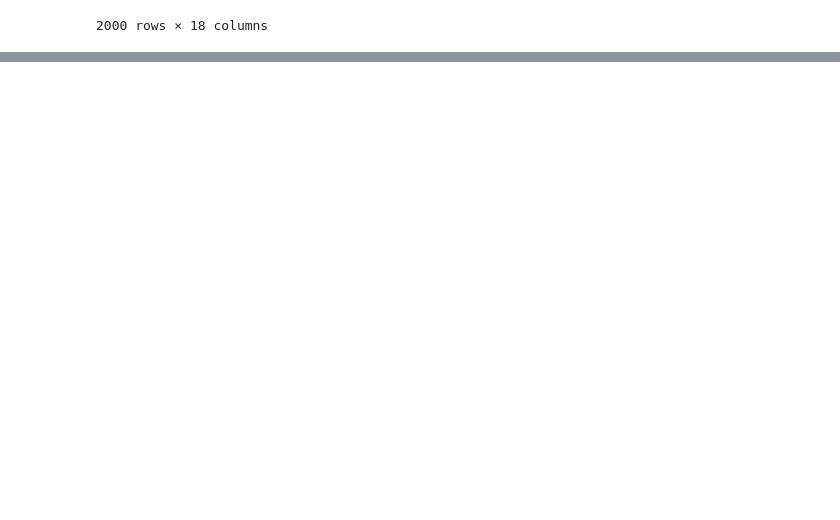
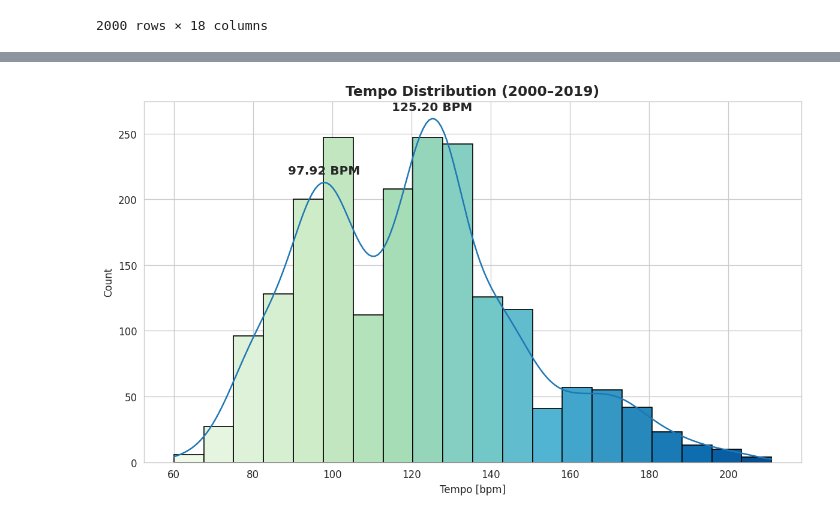
Before and after one commit to Richiesss/Spotify-Top-Charts-Analysis, a Jupyter notebook: Audio_Summary_Visualized.ipynb, the cells around one changed output, grey strips where cells are left out. Saved outputs shown, nothing was run; the diff lists cells and outputs as text; code cells hidden in the pictures; blank space fills up the shorter version.

```diff
--- a/Audio_Summary_Visualized.ipynb
+++ b/Audio_Summary_Visualized.ipynb
@@ -12,9 +3,14 @@
 # %%
-# Import packages
+# パッケージをインポート
+import numpy as np
+import pandas as pd
 import seaborn as sns
-import numpy as np
 import matplotlib.pyplot as plt
-import pandas as pd
-import scipy
+
 from scipy import stats as st
+from scipy import signal
+from scipy.stats import entropy
+
+sns.set_style("whitegrid")
+plt.rcParams["figure.dpi"] = 120
 # %%
@@ -205,0 +154,69 @@ Popular genre during 2000-2019: **Pop, Hip Hop** <br>
+# %%
+cm = sns.color_palette("GnBu", 20)
+
+# テンポ分布
+plt.figure(figsize=(10, 6))
+p1 = sns.histplot(data=result_new, x="tempo [bpm]", bins=20, kde=True, edgecolor="k")
+line1 = p1.get_lines()[0] if p1.get_lines() else None
+tempo_peaks = kde_peaks_from_ax(line1, prominence_ratio=0.12, distance=8, topk=3) if line1 else []
+for xpk, ypk in tempo_peaks:
+    plt.annotate(f"{xpk:.2f} BPM", (xpk, ypk), xytext=(0,6), textcoords="offset points",
+                 ha="center", va="bottom", fontsize=12, weight="bold")
+plt.xlabel("Tempo [bpm]")
+plt.ylabel("Count")
+plt.title("Tempo Distribution (2000–2019)", fontsize=14, fontweight='bold')
+for bin_, c in zip(p1.patches, cm):
+    bin_.set_facecolor(c)
+plt.tight_layout()
+plt.show()
+
+# 楽曲時間分布
+plt.figure(figsize=(10, 6))
+p2 = sns.histplot(data=result_new, x="duration [min]", bins=20, kde=True, edgecolor="k")
+line2 = p2.get_lines()[0] if p2.get_lines() else None
+dur_peaks = kde_peaks_from_ax(line2, prominence_ratio=0.12, distance=8, topk=2) if line2 else []
+for xpk, ypk in dur_peaks:
+    plt.annotate(f"{xpk:.2f} min", (xpk, ypk), xytext=(0,6), textcoords="offset points",
+                 ha="center", va="bottom", fontsize=12, weight="bold")
+plt.xlabel("Duration [min]")
+plt.ylabel("Count")
+plt.title("Song Duration Distribution (2000–2019)", fontsize=14, fontweight='bold')
+for bin_, c in zip(p2.patches, cm):
+    bin_.set_facecolor(c)
+plt.tight_layout()
+plt.show()
+
+# キー分布（長短調込み）
+plt.figure(figsize=(12, 6))
+key_order = result_new["key_full"].value_counts().index.tolist()
+sns.countplot(data=result_new, x="key_full", hue="key_full",
+              order=key_order, palette="GnBu_d", legend=False)
+plt.xlabel("Key (with mode)")
+plt.ylabel("Count")
+plt.title("Key Distribution (2000–2019)", fontsize=14, fontweight='bold')
+plt.xticks(rotation=90)
+plt.tight_layout()
+plt.show()
+
+# ジャンル分布（一次可視化は先頭ラベル）
+plt.figure(figsize=(12, 6))
+genre_order = result_new["genre_primary"].value_counts().index.tolist()
+sns.countplot(data=result_new, x="genre_primary", hue="genre_primary",
+              order=genre_order, palette="GnBu_d", legend=False)
+plt.xlabel("Genre (primary label)")
+plt.ylabel("Count")
+plt.title("Genre Distribution (2000–2019)", fontsize=14, fontweight='bold')
+plt.xticks(rotation=90)
+plt.tight_layout()
+plt.show()
+
+print("==== Summary (Peaks) ====")
+if tempo_peaks:
+    tops = [f"{x:.2f} BPM" for x, _ in tempo_peaks[:2]]
+    print("Popular tempos (top peaks):", ", ".join(tops))
+if dur_peaks:
+    tops = [f"{x:.2f} min" for x, _ in dur_peaks[:2]]
+    print("Popular durations (top peaks):", ", ".join(tops))
+print("=========================\n")
+# %% [output]
+[figure, added]
```
Also changed, not shown: parts of 21 cells of this notebook, 8 other files.
